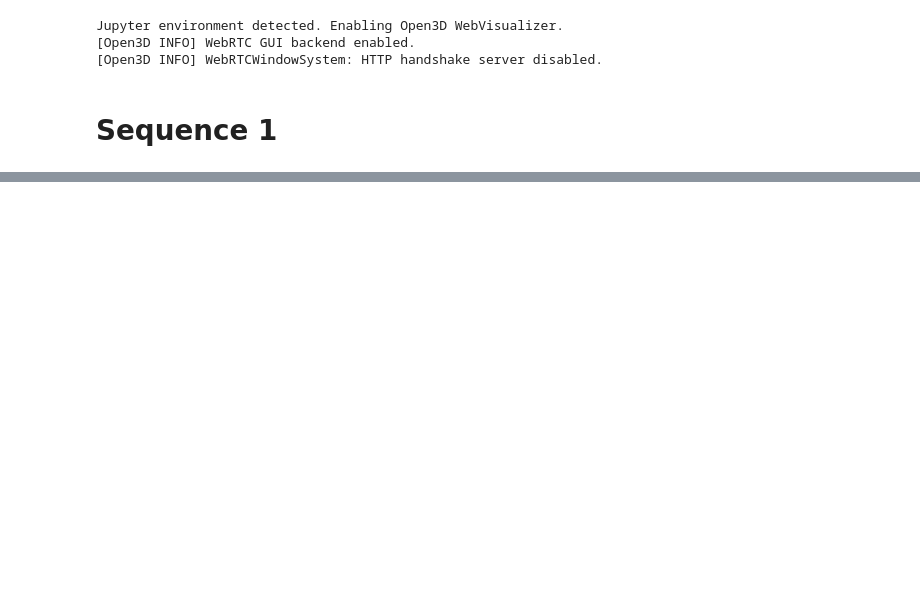
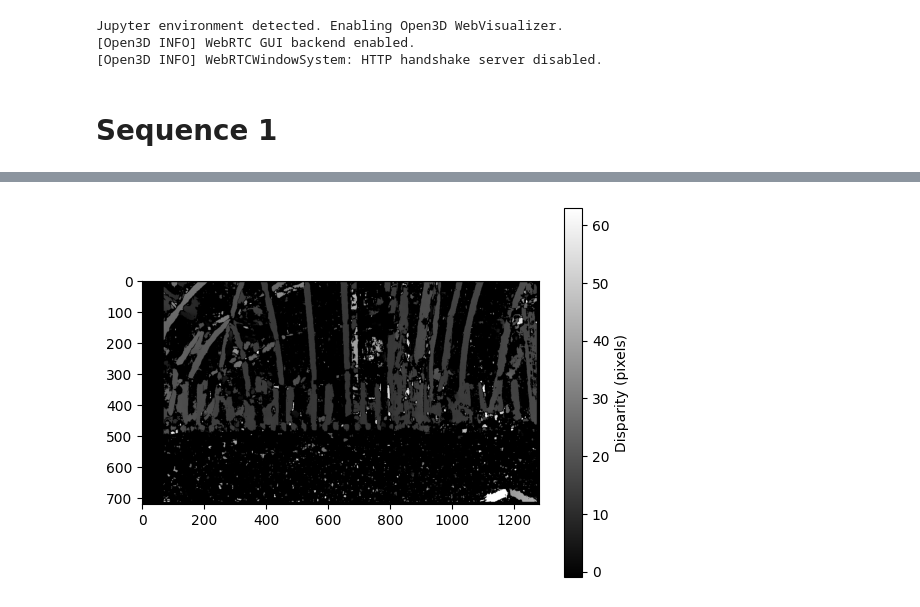
Before and after one commit to NepyouDTU/-34759-Perception-for-autonomous-systems, a Jupyter notebook: Nicolai.ipynb, the cells around one changed output, grey strips where cells are left out. Saved outputs shown, nothing was run; the diff lists cells and outputs as text; code cells hidden in the pictures; blank space fills up the shorter version.

```diff
--- a/Nicolai.ipynb
+++ b/Nicolai.ipynb
@@ -16,14 +19,16 @@ left_images, right_images = load_and_undistort_images("1_no_obstacle")
 # %%
 import cv2
 import matplotlib.pyplot as plt
 
 stereo = cv2.StereoBM_create(
     numDisparities=64,  # Disparity search range; must be a multiple of 16
     blockSize=15       # Matching window size; odd number, at least 5
 )
 
-disparity = stereo.compute(left, right).astype("float32") / 16.0
+disparity = stereo.compute(left_images_gray[0], right_images_gray[0]).astype("float32") / 16.0
 
 plt.imshow(disparity, cmap="gray")
 plt.colorbar(label="Disparity (pixels)")
 plt.show()
+# %% [output]
+[figure, added]
```
Also changed, not shown: parts of 1 cell of this notebook.
